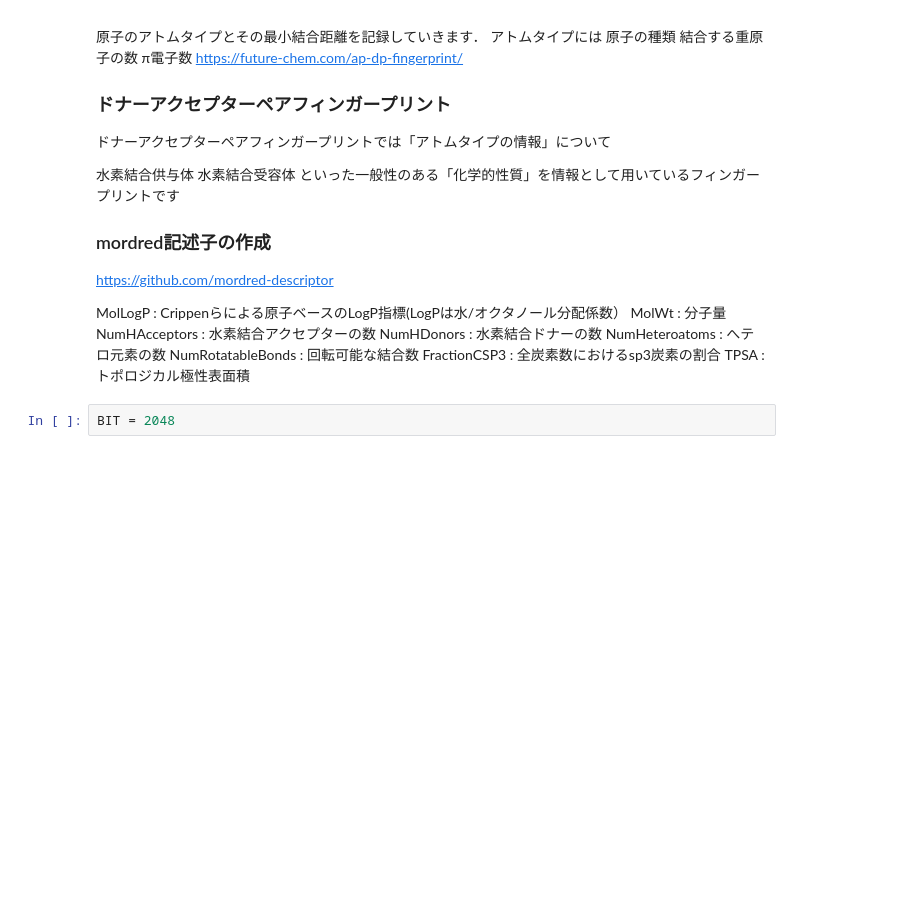
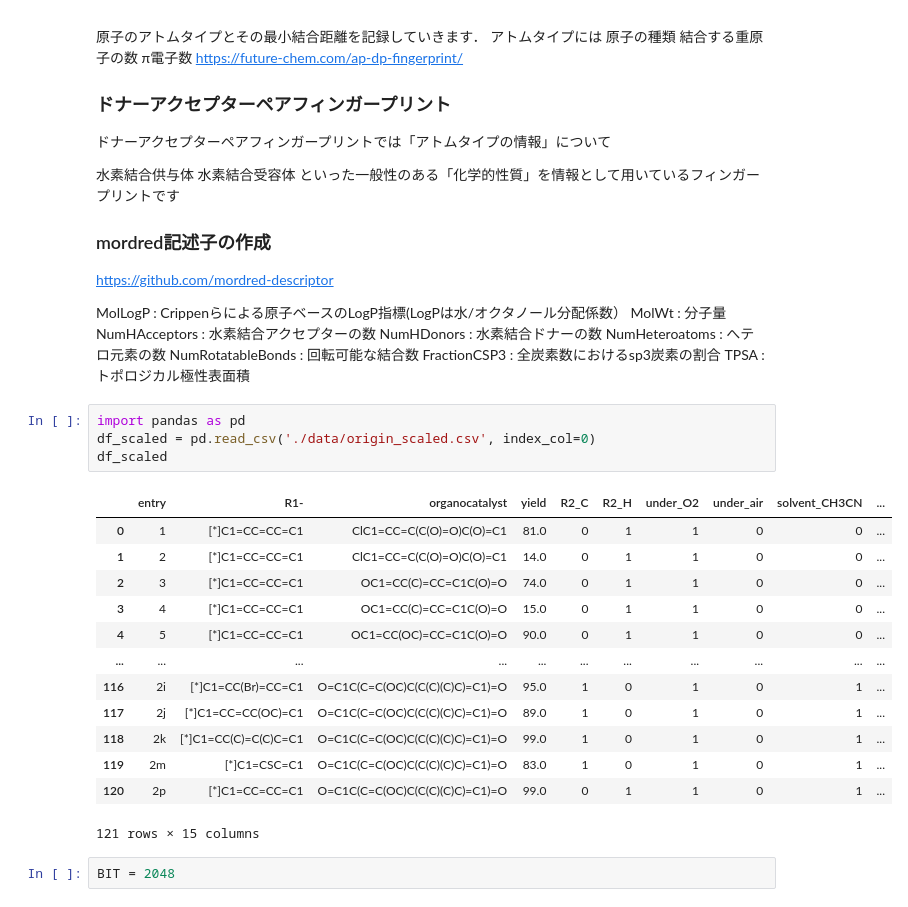
Before and after one commit to wwwyo/lab, a Jupyter notebook: build_descriptor.ipynb, the cells around one changed output. Drawn from its saved outputs; the diff is of its cells as text; blank space fills up the shorter version.

```diff
--- a/build_descriptor.ipynb
+++ b/build_descriptor.ipynb
@@ -225,6 +225,24 @@ NumHeteroatoms : へテロ元素の数
 NumRotatableBonds : 回転可能な結合数
 FractionCSP3 : 全炭素数におけるsp3炭素の割合
 TPSA : トポロジカル極性表面積
+# %%
+import pandas as pd
+df_scaled = pd.read_csv('./data/origin_scaled.csv', index_col=0)
+df_scaled
+# %% [output]
+|  | entry | R1- | organocatalyst | yield | R2_C | R2_H | under_O2 | under_air | solvent_CH3CN | ... |
+| 0 | 1 | [*]C1=CC=CC=C1 | ClC1=CC=C(C(O)=O)C(O)=C1 | 81.0 | 0 | 1 | 1 | 0 | 0 | ... |
+| 1 | 2 | [*]C1=CC=CC=C1 | ClC1=CC=C(C(O)=O)C(O)=C1 | 14.0 | 0 | 1 | 1 | 0 | 0 | ... |
+| 2 | 3 | [*]C1=CC=CC=C1 | OC1=CC(C)=CC=C1C(O)=O | 74.0 | 0 | 1 | 1 | 0 | 0 | ... |
+| 3 | 4 | [*]C1=CC=CC=C1 | OC1=CC(C)=CC=C1C(O)=O | 15.0 | 0 | 1 | 1 | 0 | 0 | ... |
+| 4 | 5 | [*]C1=CC=CC=C1 | OC1=CC(OC)=CC=C1C(O)=O | 90.0 | 0 | 1 | 1 | 0 | 0 | ... |
+| ... | ... | ... | ... | ... | ... | ... | ... | ... | ... | ... |
+| 116 | 2i | [*]C1=CC(Br)=CC=C1 | O=C1C(C=C(OC)C(C(C)(C)C)=C1)=O | 95.0 | 1 | 0 | 1 | 0 | 1 | ... |
+| 117 | 2j | [*]C1=CC=CC(OC)=C1 | O=C1C(C=C(OC)C(C(C)(C)C)=C1)=O | 89.0 | 1 | 0 | 1 | 0 | 1 | ... |
+| 118 | 2k | [*]C1=CC(C)=C(C)C=C1 | O=C1C(C=C(OC)C(C(C)(C)C)=C1)=O | 99.0 | 1 | 0 | 1 | 0 | 1 | ... |
+| 119 | 2m | [*]C1=CSC=C1 | O=C1C(C=C(OC)C(C(C)(C)C)=C1)=O | 83.0 | 1 | 0 | 1 | 0 | 1 | ... |
+| 120 | 2p | [*]C1=CC=CC=C1 | O=C1C(C=C(OC)C(C(C)(C)C)=C1)=O | 99.0 | 0 | 1 | 1 | 0 | 1 | ... |
+121 rows × 15 columns
 # %%
 BIT = 2048
 # %%
```
Also changed, not shown: parts of 3 cells of this notebook.
